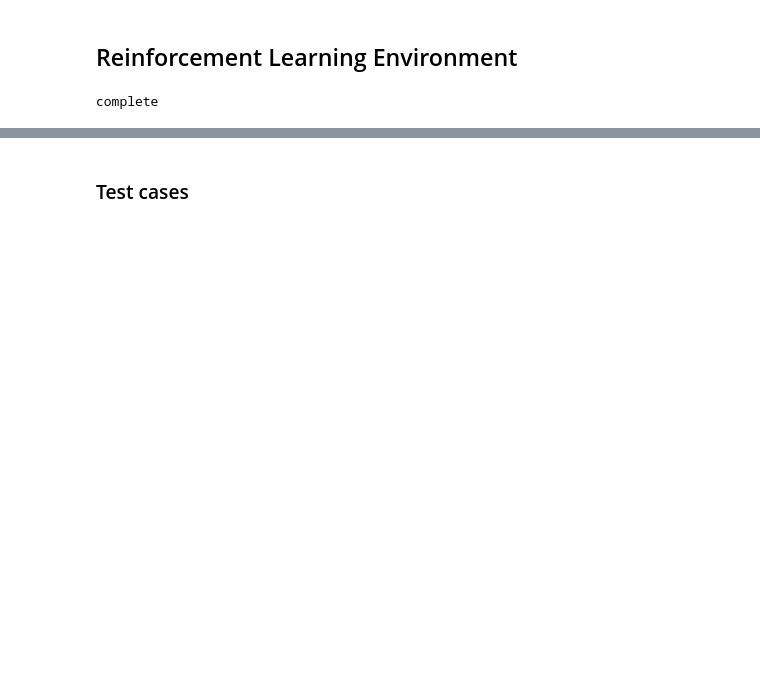
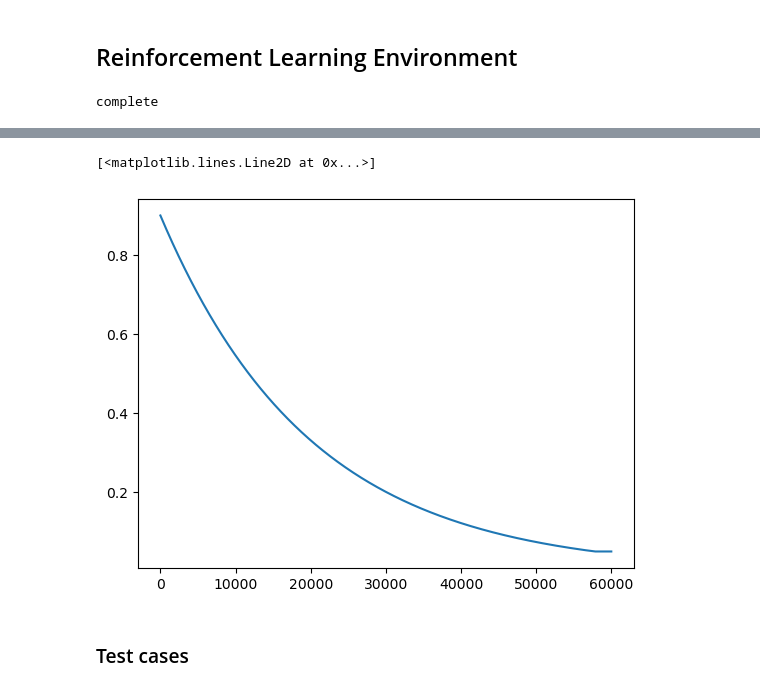
Before and after one commit to vinzenzuhr/RL_VisualSymptomChecker, a Jupyter notebook: RL environment.ipynb, the cells around one changed output, grey strips where cells are left out. Drawn from its saved outputs; the diff is of its cells as text; code cells hidden in the pictures; blank space fills up the shorter version.

```diff
--- a/RL environment.ipynb
+++ b/RL environment.ipynb
@@ -291,3 +305,8 @@ plt.plot(gradient_norms)
+# %%
+plt.plot(epsilons)
+# %% [output]
+[<matplotlib.lines.Line2D at 0x...>]
+[figure, added]
 # %% [markdown]
 ### Test cases
 # %%
```
Also changed, not shown: parts of 13 cells of this notebook.
